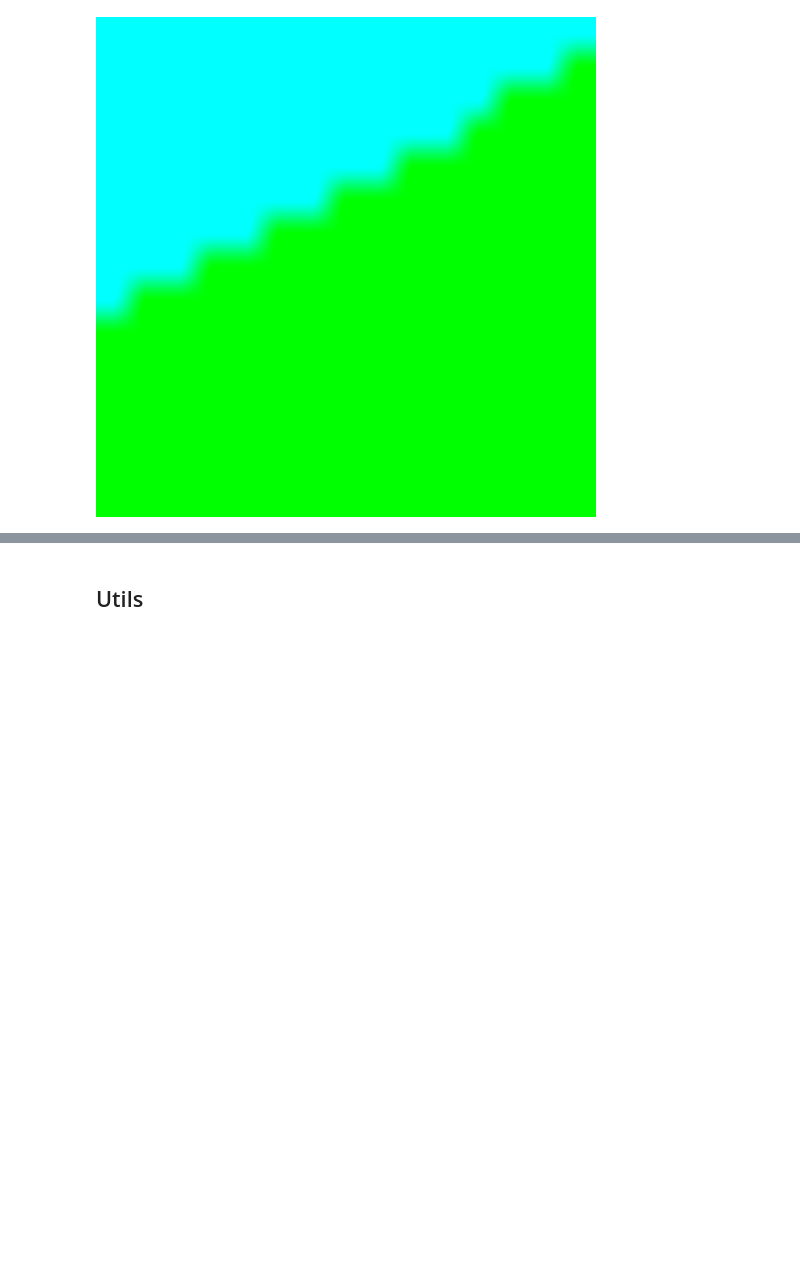
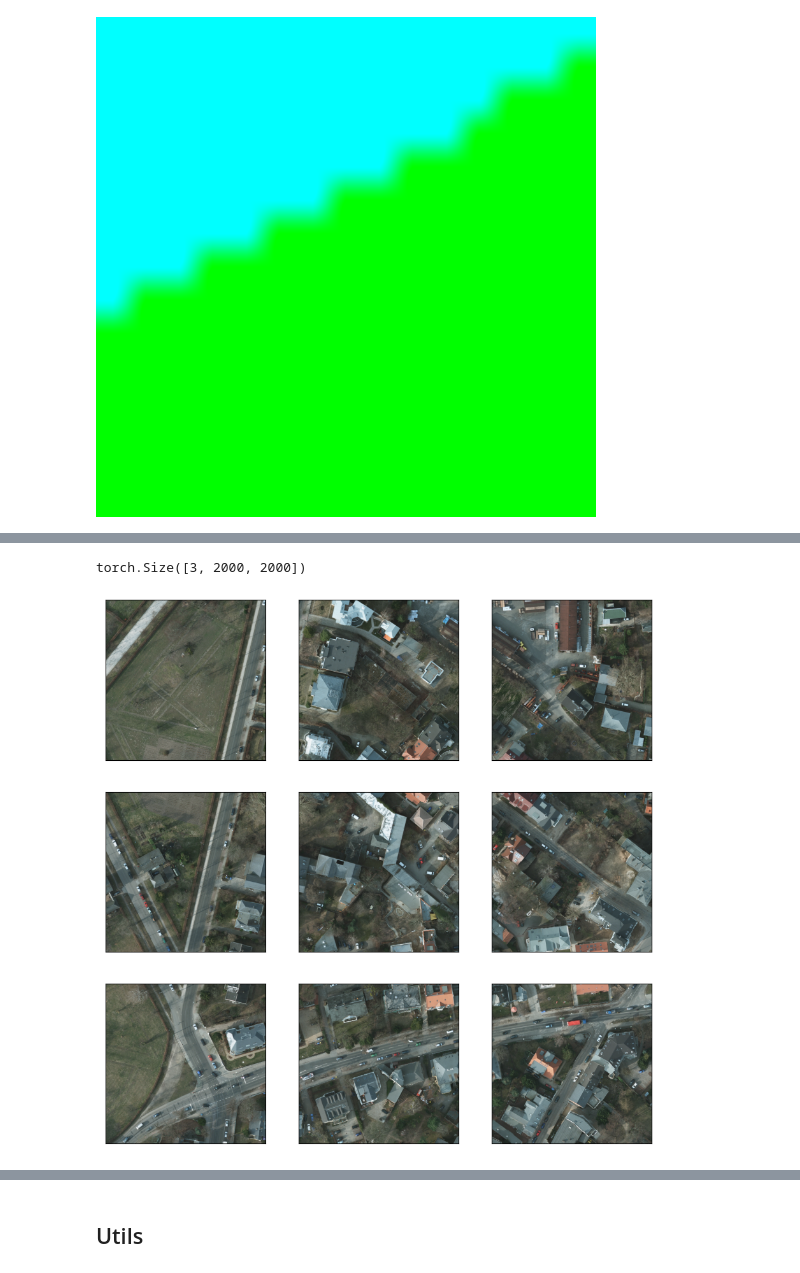
Before and after one commit to felixschulz385/ds_project, a Jupyter notebook: model/UNet.ipynb, the cells around one changed output, grey strips where cells are left out. Saved outputs shown, nothing was run; the diff lists cells and outputs as text; code cells hidden in the pictures; blank space fills up the shorter version.

```diff
--- a/model/UNet.ipynb
+++ b/model/UNet.ipynb
@@ -259,0 +281,32 @@ im1.resize((500, 500))
+# %%
+from torchvision import transforms
+import matplotlib.pyplot as plt
+
+%matplotlib inline
+
+transt = transforms.ToTensor()
+transp = transforms.ToPILImage()
+
+img_t = transt(Image.open(imgs_dict[keys[3]]))
+
+#torch.Tensor.unfold(dimension, size, step)
+#slices the images into 2000*2000 size patches
+patches = img_t.data.unfold(0, 3, 3).unfold(1, 2000, 2000).unfold(2, 2000, 2000)
+
+print(patches[0][0][0].shape)
+
+def visualize(patches):
+    """Imshow for Tensor."""
+    fig = plt.figure(figsize=(15, 15))
+    for i in range(3):
+        for j in range(3):
+            inp = transp(patches[0][i][j])
+            inp = np.array(inp)
+
+            ax = fig.add_subplot(4, 4, ((i*4)+j)+1, xticks=[], yticks=[])
+            plt.imshow(inp)
+
+visualize(patches)
+# %% [output]
+torch.Size([3, 2000, 2000])
+[figure, added]
```
Also changed, not shown: parts of 13 cells of this notebook.
